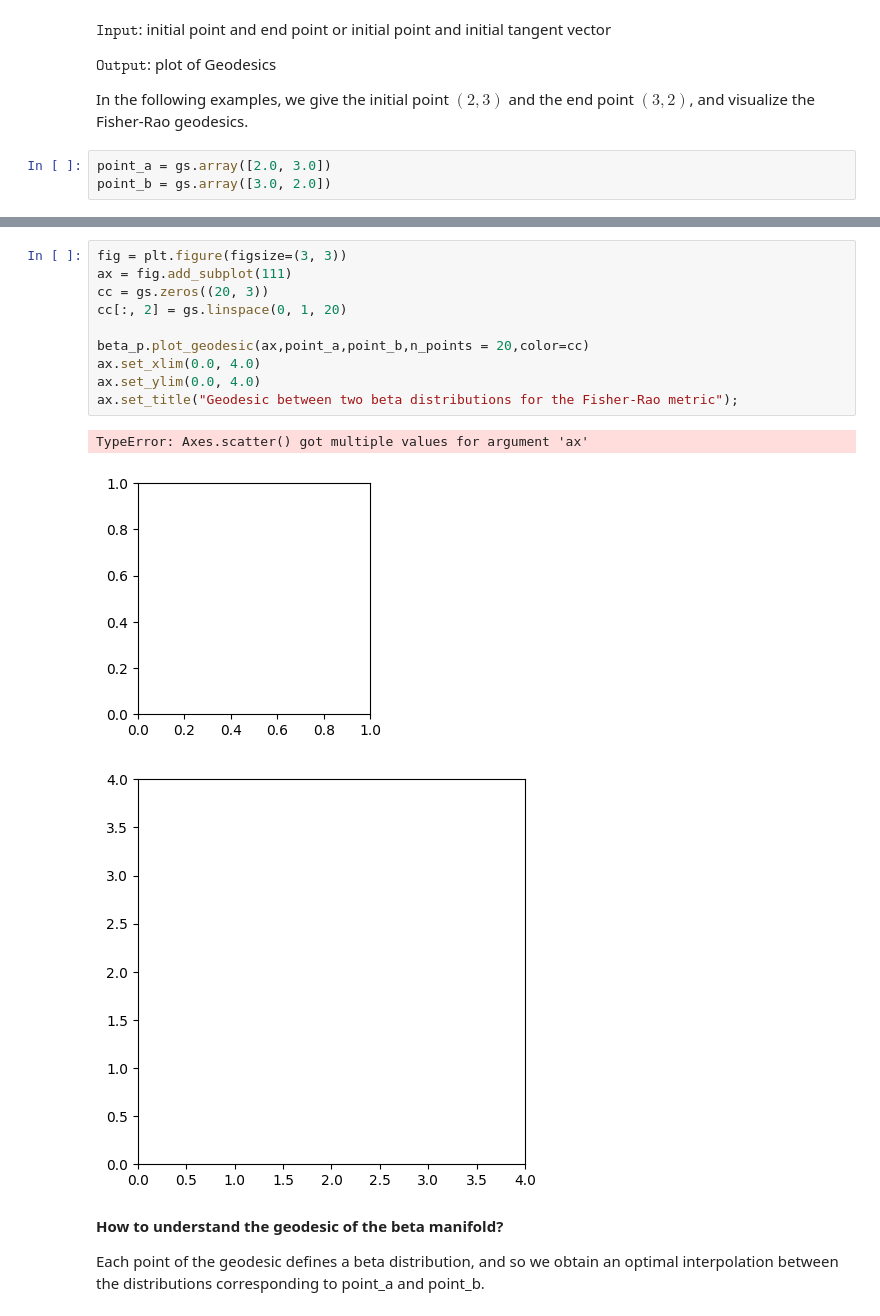
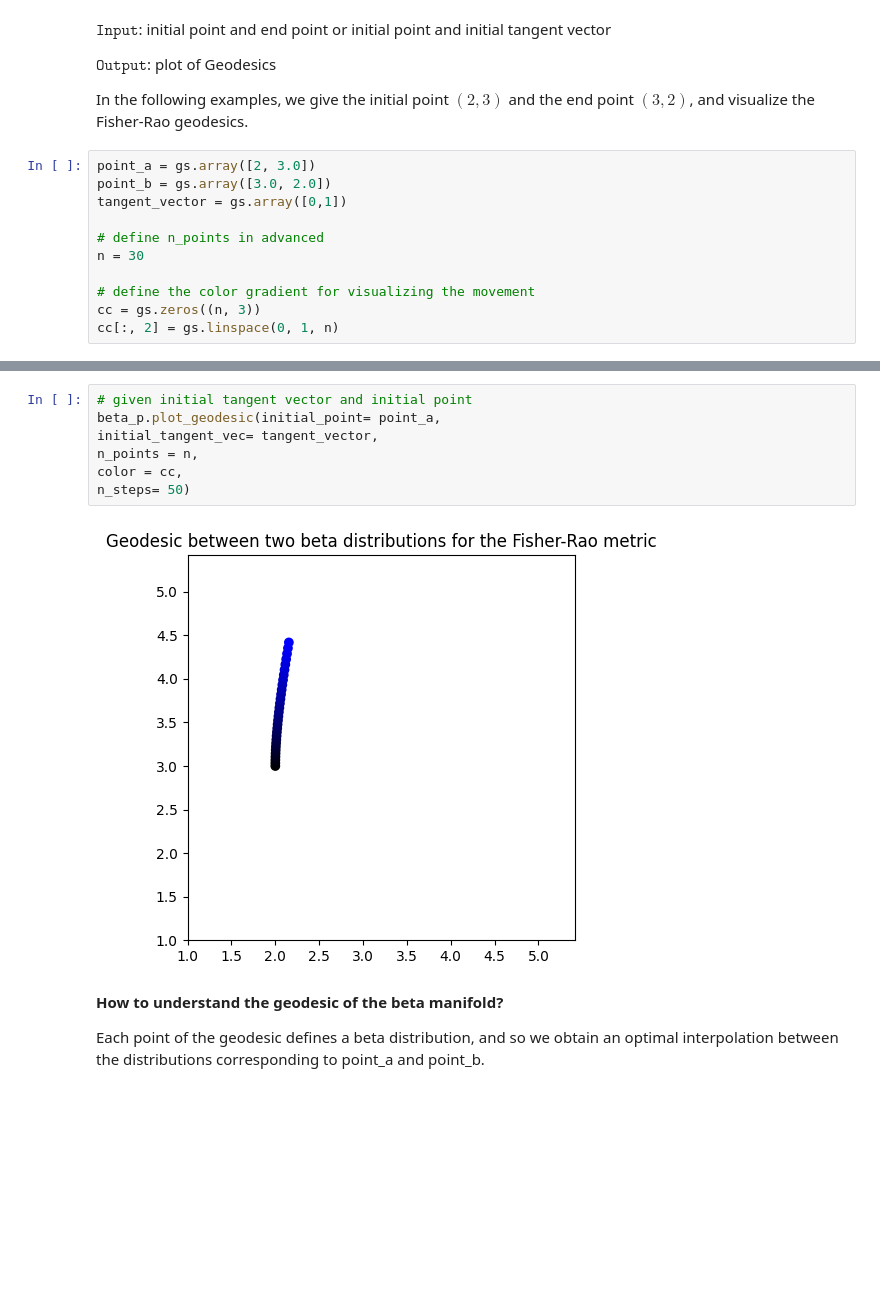
Before and after one commit to rrstofer/ece594n, a Jupyter notebook: hw_geomviz/manifold_of_beta_distributions/Beta_Visualization.ipynb, the cells around one changed output, grey strips where cells are left out. Saved outputs shown, nothing was run; the diff lists cells and outputs as text; blank space fills up the shorter version.

Commit message:
updated two geodesic functions

```diff
--- a/hw_geomviz/manifold_of_beta_distributions/Beta_Visualization.ipynb
+++ b/hw_geomviz/manifold_of_beta_distributions/Beta_Visualization.ipynb
@@ -81,5 +85,13 @@ $\texttt{Output}$: plot of Geodesics
 
 In the following examples, we give the initial point $(2,3)$ and the end point $(3,2)$, and visualize the Fisher-Rao geodesics.
 # %%
-point_a = gs.array([2.0, 3.0])
+point_a = gs.array([2, 3.0])
 point_b = gs.array([3.0, 2.0])
+tangent_vector = gs.array([0,1])
+
+# define n_points in advanced
+n = 30
+
+# define the color gradient for visualizing the movement
+cc = gs.zeros((n, 3))
+cc[:, 2] = gs.linspace(0, 1, n)
@@ -86,17 +107,12 @@ point_b = gs.array([3.0, 2.0])
 # %%
-fig = plt.figure(figsize=(3, 3))
-ax = fig.add_subplot(111)
-cc = gs.zeros((20, 3))
-cc[:, 2] = gs.linspace(0, 1, 20)
-
-beta_p.plot_geodesic(ax,point_a,point_b,n_points = 20,color=cc)
-ax.set_xlim(0.0, 4.0)
-ax.set_ylim(0.0, 4.0)
-ax.set_title("Geodesic between two beta distributions for the Fisher-Rao metric");
+# given initial tangent vector and initial point
+beta_p.plot_geodesic(initial_point= point_a,
+initial_tangent_vec= tangent_vector,
+n_points = n,
+color = cc,
+n_steps= 50)
 # %% [output]
-TypeError: Axes.scatter() got multiple values for argument 'ax'
-[figure, old version]
+[figure, new version]
-[figure, removed]
 # %% [markdown]
 **How to understand the geodesic of the beta manifold?**
 
```
Also changed, not shown: parts of 9 cells of this notebook, 1 other file.
